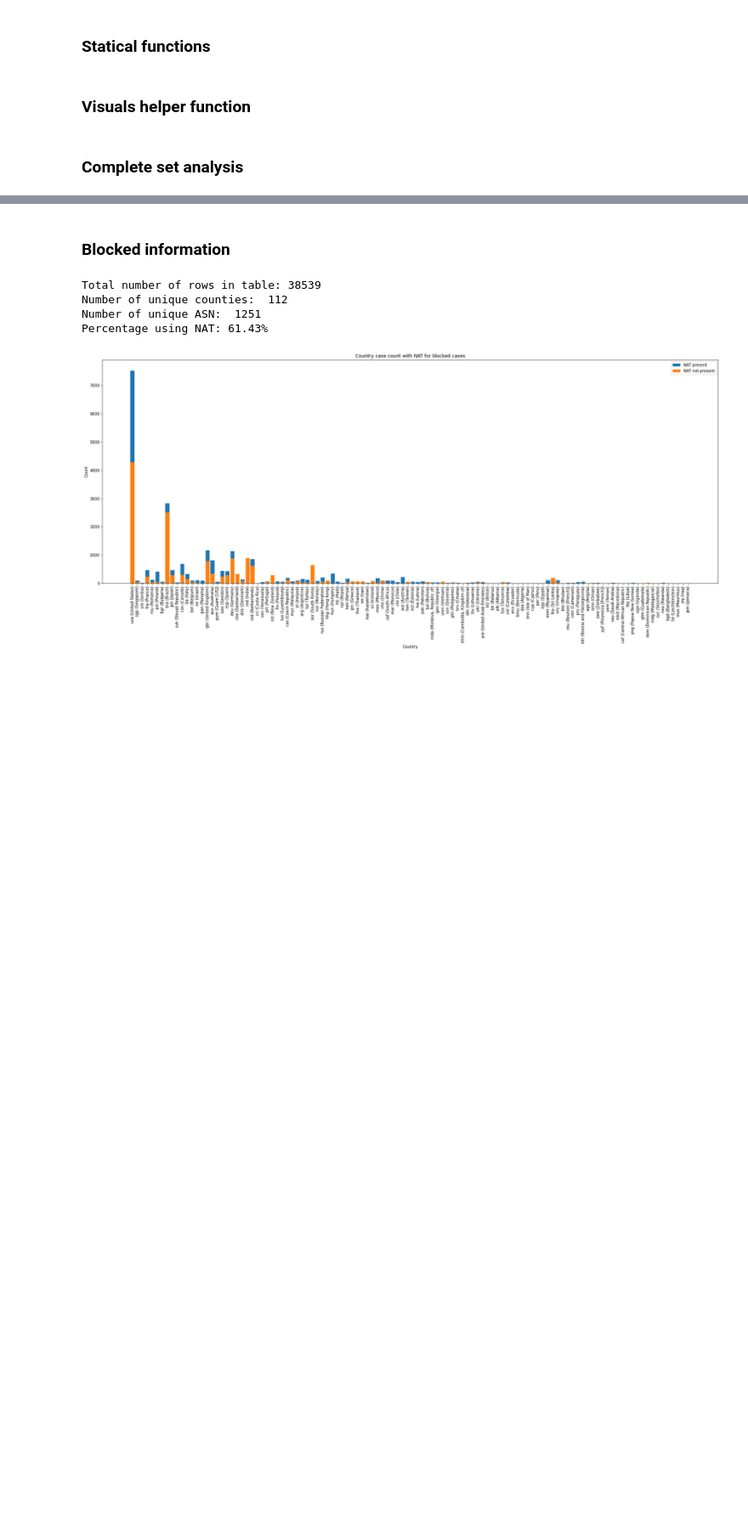
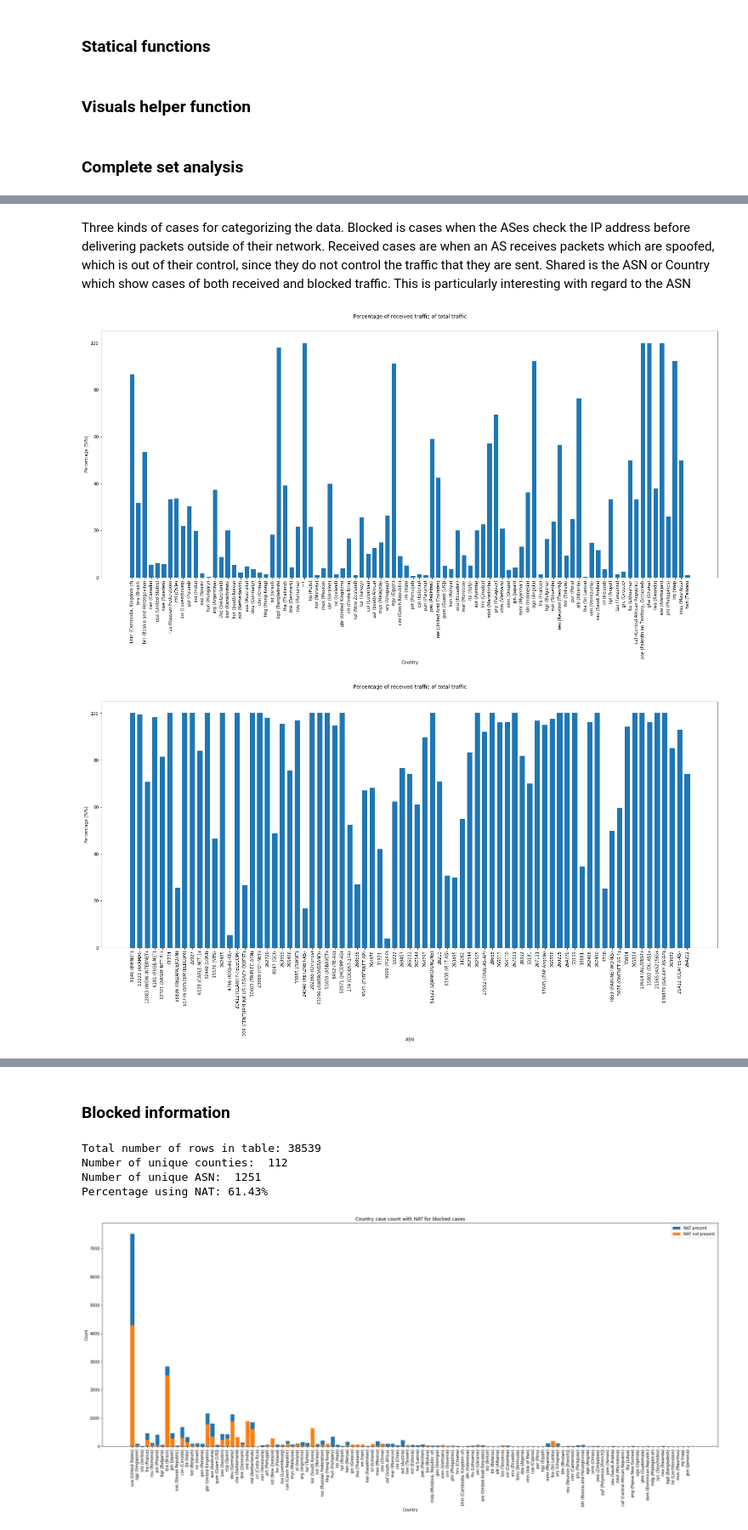
Before and after one commit to astamagg/econ_sec, a Jupyter notebook: Data analysis.ipynb, the cells around one changed output, grey strips where cells are left out. Shown at 85% size. Cells and saved outputs as stored; diff of their text form; code cells hidden in the pictures; blank space fills up the shorter version.

```diff
--- a/Data analysis.ipynb
+++ b/Data analysis.ipynb
@@ -127,0 +132,42 @@ check_cases(df_blocked, df_received, "ASN", "Distribution of ASN")
+# %% [markdown]
+Three kinds of cases for categorizing the data. Blocked is cases when the ASes check the IP address before delivering packets outside of their network. Received cases are when an AS receives packets which are spoofed, which is out of their control, since they do not control the traffic that they are sent. Shared is the ASN or Country which show cases of both received and blocked traffic. This is particularly interesting with regard to the ASN
+# %%
+def column_percentage(df1, df2, column, title, threshold=0):
+    blocked_countries = df1[column].unique().tolist()
+    received_countries = df2[column].unique().tolist()
+
+    country_list = []
+    percentages = []
+
+    for val in received_countries:
+        received_country_df = df2.loc[df2[column] == val]
+        if val in blocked_countries:
+            blocked_country_df = df1.loc[df1[column] == val]
+
+            if received_country_df.shape[0] > threshold:
+                percentage = round((received_country_df.shape[0]/(blocked_country_df.shape[0] + received_country_df.shape[0])) *100, 2)
+                percentages.append(percentage)
+
+                country_list.append(val)
+
+        else:
+            if received_country_df.shape[0] > threshold:
+                percentages.append(100)
+                country_list.append(val)
+
+    fig = plt.figure(figsize=(20,8))
+    ax = fig.add_axes([0,0,1,1])
+    ax.bar(country_list, percentages, width=0.7)
+
+    ax.set_title(title, pad = 30)
+    ax.set_ylabel("Percentage (%)")
+    ax.set_xlabel(column)
+
+    plt.xticks(rotation=90)
+    plt.show()
+
+column_percentage(df_blocked, df_received, 'Country', "Percentage of received traffic of total traffic")
+column_percentage(df_blocked, df_received, 'ASN', "Percentage of received traffic of total traffic", 20)
+# %% [output]
+[figure, added]
+[figure, added]
```
Also changed, not shown: parts of 7 cells of this notebook.
